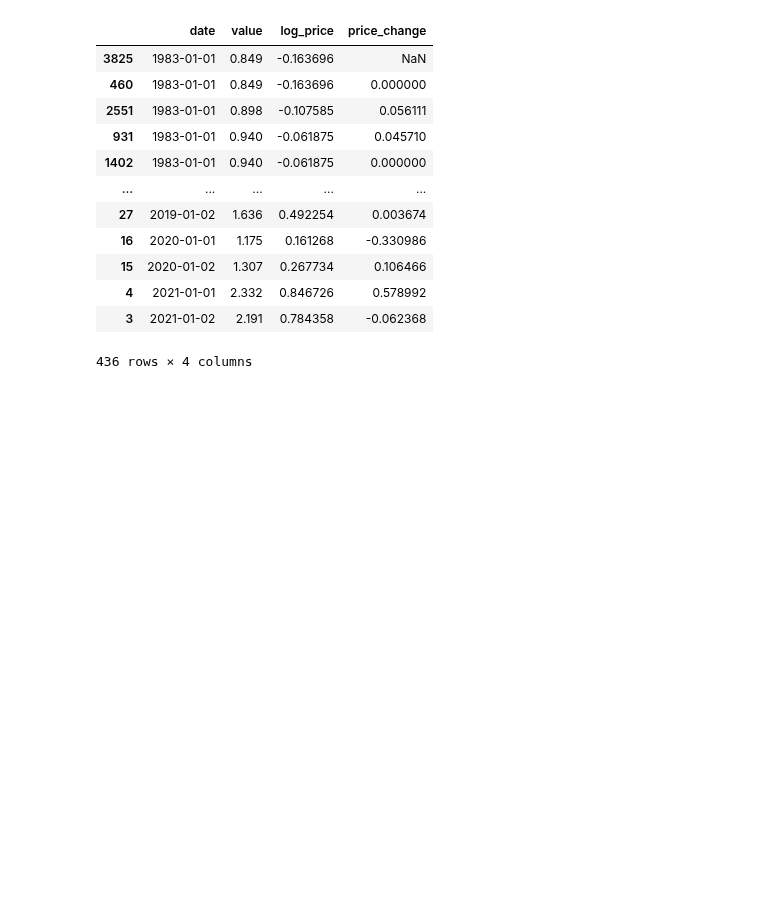
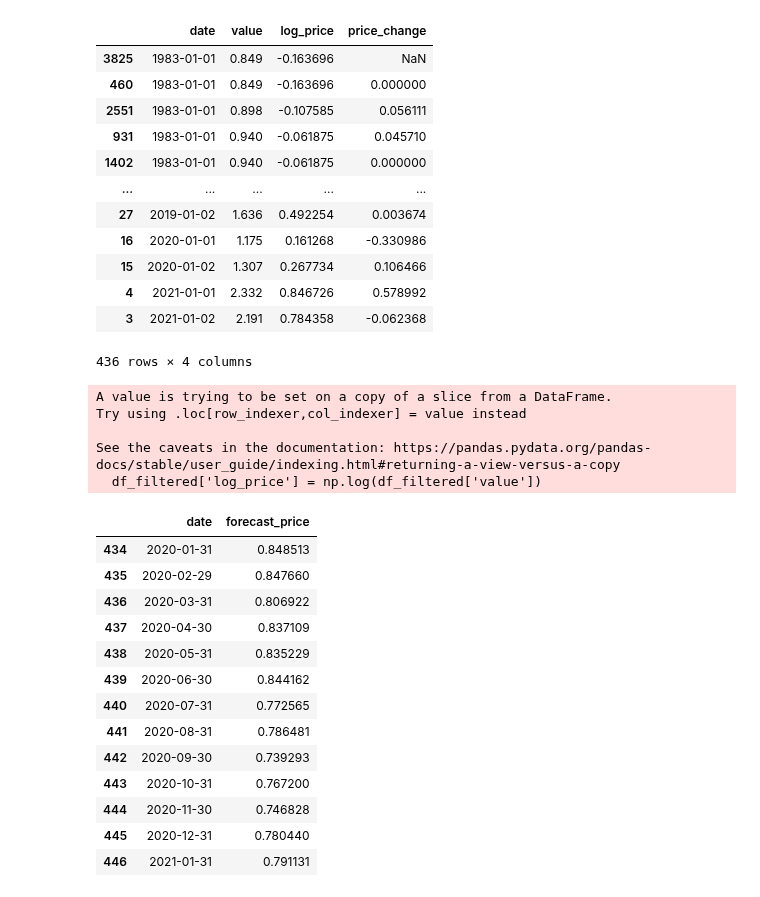
Before and after one commit to LNshuti/oil-price-dashboard, a Jupyter notebook: explore_oil_markets.ipynb, the cells around one changed output. Cells and saved outputs as stored; diff of their text form; code cells hidden in the pictures; blank space fills up the shorter version.

```diff
--- a/explore_oil_markets.ipynb
+++ b/explore_oil_markets.ipynb
@@ -236,7 +236,7 @@ def forecast_prices(df, cutoff_date):
     df_filtered = df[df['date'] < pd.to_datetime(cutoff_date)]
 
     # Convert prices to log prices to stabilize variance
-    df_filtered['log_price'] = np.log(df_filtered['price'])
+    df_filtered['log_price'] = np.log(df_filtered['value'])
 
     # Define the model
     model = SARIMAX(df_filtered['log_price'], order=(1, 1, 1), seasonal_order=(1, 1, 1, 12))
@@ -267,8 +267,8 @@ def plot_forecast(df, forecast_df):
         x='date:T',
         y='value:Q'
     ).properties(
-        width=600,
-        height=300
+        width=900,
+        height=700
     )
 
     line = base.mark_line(color='blue', size=3)
@@ -314,3 +314,26 @@ df_prepared
 | 4 | 2021-01-01 | 2.332 | 0.846726 | 0.578992 |
 | 3 | 2021-01-02 | 2.191 | 0.784358 | -0.062368 |
 436 rows × 4 columns
+# %%
+forecast_df = forecast_prices(df, '2021-01-01')
+forecast_df
+# %% [output]
+A value is trying to be set on a copy of a slice from a DataFrame.
+Try using .loc[row_indexer,col_indexer] = value instead
+
+See the caveats in the documentation: https://pandas.pydata.org/pandas-docs/stable/user_guide/indexing.html#returning-a-view-versus-a-copy
+  df_filtered['log_price'] = np.log(df_filtered['value'])
+|  | date | forecast_price |
+| 434 | 2020-01-31 | 0.848513 |
+| 435 | 2020-02-29 | 0.847660 |
+| 436 | 2020-03-31 | 0.806922 |
+| 437 | 2020-04-30 | 0.837109 |
+| 438 | 2020-05-31 | 0.835229 |
+| 439 | 2020-06-30 | 0.844162 |
+| 440 | 2020-07-31 | 0.772565 |
+| 441 | 2020-08-31 | 0.786481 |
+| 442 | 2020-09-30 | 0.739293 |
+| 443 | 2020-10-31 | 0.767200 |
+| 444 | 2020-11-30 | 0.746828 |
+| 445 | 2020-12-31 | 0.780440 |
+| 446 | 2021-01-31 | 0.791131 |
```
Also changed, not shown: parts of 1 cell of this notebook.
